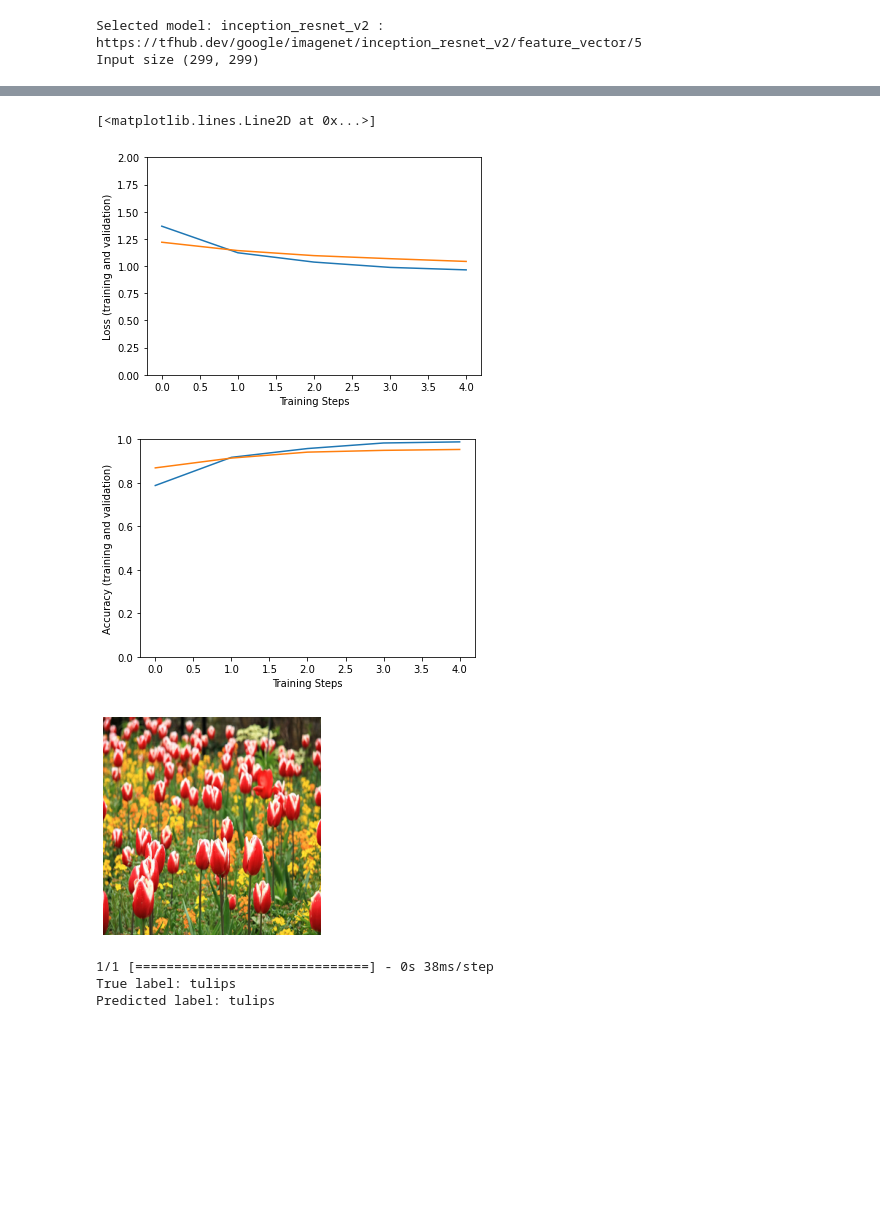
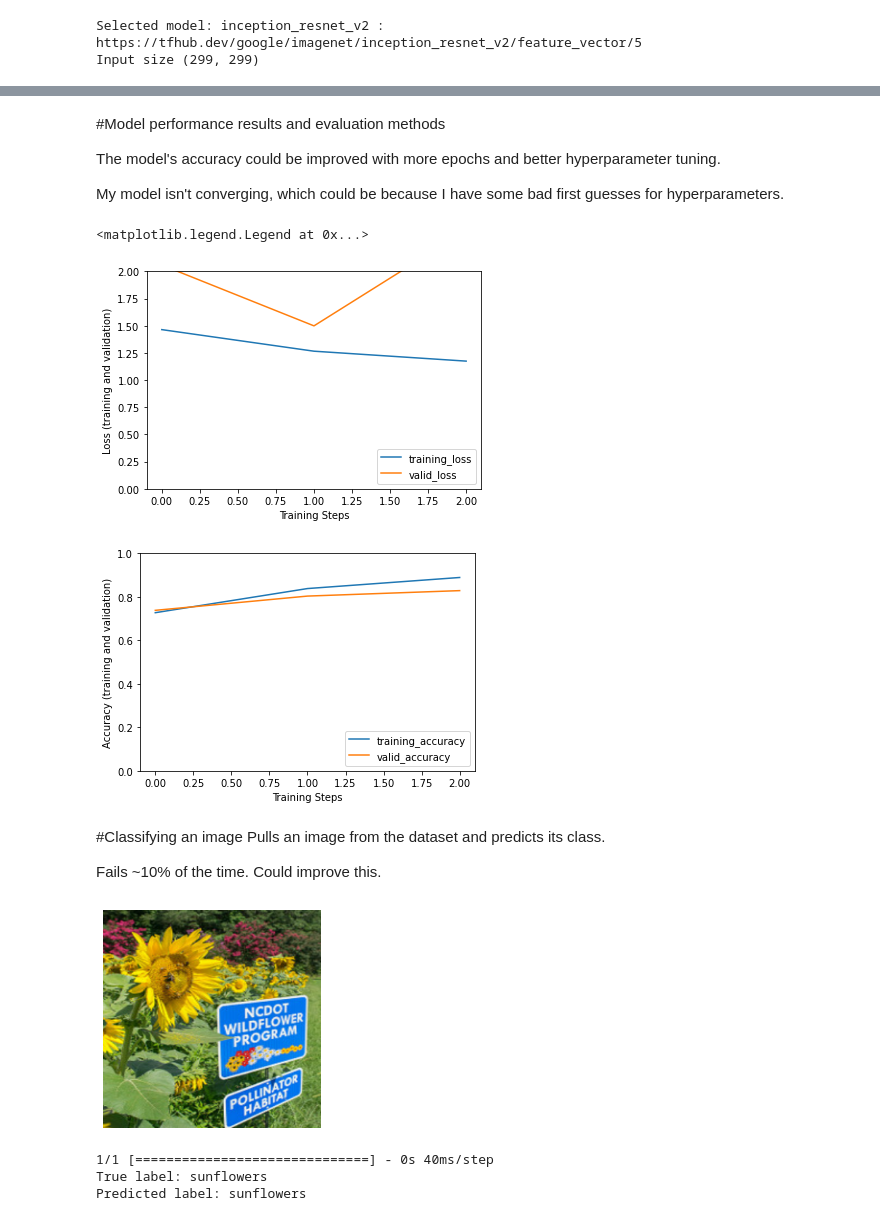
Before and after one commit to mrmartinez5/DeepLearning, a Jupyter notebook: 312_Martinez_Michael.ipynb, the cells around one changed output, grey strips where cells are left out. Saved outputs shown, nothing was run; the diff lists cells and outputs as text; code cells hidden in the pictures; blank space fills up the shorter version.

```diff
--- a/312_Martinez_Michael.ipynb
+++ b/312_Martinez_Michael.ipynb
@@ -169,7 +130,8 @@ Downloading data from https://storage.googleapis.com/download.tensorflow.org/exa
 def build_dataset(subset):
   return tf.keras.preprocessing.image_dataset_from_directory(
       data_dir,
-      validation_split=.20,
+      ## I upped the validation split from 0.2 to 0.25
+      validation_split=.25,
       subset=subset,
       label_mode="categorical",
       # Seed needs to provided when using validation_split and shuffle = True.
@@ -188,18 +150,25 @@ normalization_layer = tf.keras.layers.Rescaling(1. / 255)
 preprocessing_model = tf.keras.Sequential([normalization_layer])
 do_data_augmentation = True #@param {type:"boolean"}
 if do_data_augmentation:
+  #rotation
   preprocessing_model.add(
-      tf.keras.layers.RandomRotation(40))
+      tf.keras.layers.RandomRotation(35))
+  #translation
   preprocessing_model.add(
-      tf.keras.layers.RandomTranslation(0, 0.2))
+      tf.keras.layers.RandomTranslation(0, 0.25))
+  #translation
   preprocessing_model.add(
-      tf.keras.layers.RandomTranslation(0.2, 0))
+      tf.keras.layers.RandomTranslation(0.25, 0))
+
   # Like the old tf.keras.preprocessing.image.ImageDataGenerator(),
   # image sizes are fixed when reading, and then a random zoom is applied.
   # If all training inputs are larger than image_size, one could also use
   # RandomCrop with a batch size of 1 and rebatch later.
+
+  #zoom out
   preprocessing_model.add(
-      tf.keras.layers.RandomZoom(0.2, 0.2))
+      tf.keras.layers.RandomZoom(0.2, 0.3))
+  #flip
   preprocessing_model.add(
       tf.keras.layers.RandomFlip(mode="horizontal"))
 train_ds = train_ds.map(lambda images, labels:
@@ -222,12 +212,19 @@ do_fine_tuning = True #@param {type:"boolean"}
 
 print("Building model with", model_handle)
 model = tf.keras.Sequential([
+
     # Explicitly define the input shape so the model can be properly
     # loaded by the TFLiteConverter
     tf.keras.layers.InputLayer(input_shape=IMAGE_SIZE + (3,)),
     hub.KerasLayer(model_handle, trainable=do_fine_tuning),
-    tf.keras.layers.Dropout(rate=0.2),
-    tf.keras.layers.Dense(len(class_names),
+
+    #Change dropout hyperparameter from 0.2 -> 0.25
+    tf.keras.layers.Dropout(rate=0.25),
+
+    # Default values used for kernel and bias values
+    # Susceptible to over/underfitting here
+    # without a "good first guess"
+    tf.keras.layers.Dense(len(class_names), #connects every output to the previous layer
                           kernel_regularizer=tf.keras.regularizers.l2(0.0001))
 ])
 model.build((None,)+IMAGE_SIZE+(3,))
@@ -261,7 +272,7 @@ steps_per_epoch = train_size // BATCH_SIZE
 validation_steps = valid_size // BATCH_SIZE
 hist = model.fit(
     train_ds,
-    epochs=5, steps_per_epoch=steps_per_epoch,
+    epochs=3, steps_per_epoch=steps_per_epoch,
     validation_data=val_ds,
     validation_steps=validation_steps).history
 # %% [output]
@@ -278,21 +285,34 @@ Epoch 5/5
+# %% [markdown]
+#Model performance results and evaluation methods
+
+The model's accuracy could be improved with more epochs and better hyperparameter tuning.
+
+My model isn't converging, which could be because I have some bad first guesses for hyperparameters.
 # %%
 plt.figure()
 plt.ylabel("Loss (training and validation)")
 plt.xlabel("Training Steps")
 plt.ylim([0,2])
-plt.plot(hist["loss"])
-plt.plot(hist["val_loss"])
+plt.plot(hist["loss"], label = "training_loss")
+plt.plot(hist["val_loss"], label = "valid_loss")
+plt.legend(loc=4)
 
 plt.figure()
 plt.ylabel("Accuracy (training and validation)")
 plt.xlabel("Training Steps")
 plt.ylim([0,1])
-plt.plot(hist["accuracy"])
-plt.plot(hist["val_accuracy"])
+plt.plot(hist["accuracy"], label = "training_accuracy")
+plt.plot(hist["val_accuracy"], label = "valid_accuracy")
+plt.legend(loc=4)
 # %% [output]
-[<matplotlib.lines.Line2D at 0x...>]
+<matplotlib.legend.Legend at 0x...>
-[figure, old version]
+[figure, new version]
-[figure, old version]
+[figure, new version]
+# %% [markdown]
+#Classifying an image
+Pulls an image from the dataset and predicts its class.
+
+Fails ~10% of the time. Could improve this.
 # %%
 x, y = next(iter(val_ds))
 image = x[0, :, :, :]
@@ -307,7 +327,7 @@ predicted_index = np.argmax(prediction_scores)
 print("True label: " + class_names[true_index])
 print("Predicted label: " + class_names[predicted_index])
 # %% [output]
-[figure, old version]
+[figure, new version]
-1/1 [==============================] - 0s 38ms/step
-True label: tulips
-Predicted label: tulips
+1/1 [==============================] - 0s 40ms/step
+True label: sunflowers
+Predicted label: sunflowers
```
Also changed, not shown: parts of 19 cells of this notebook.
